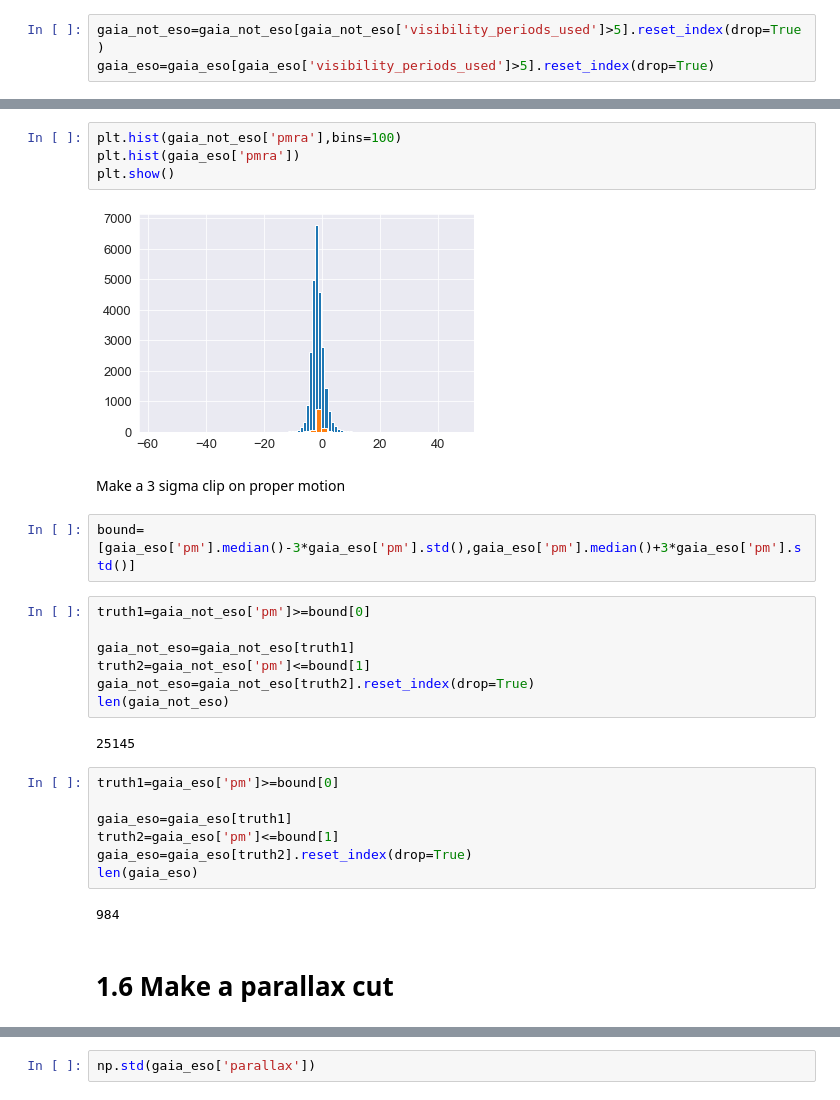
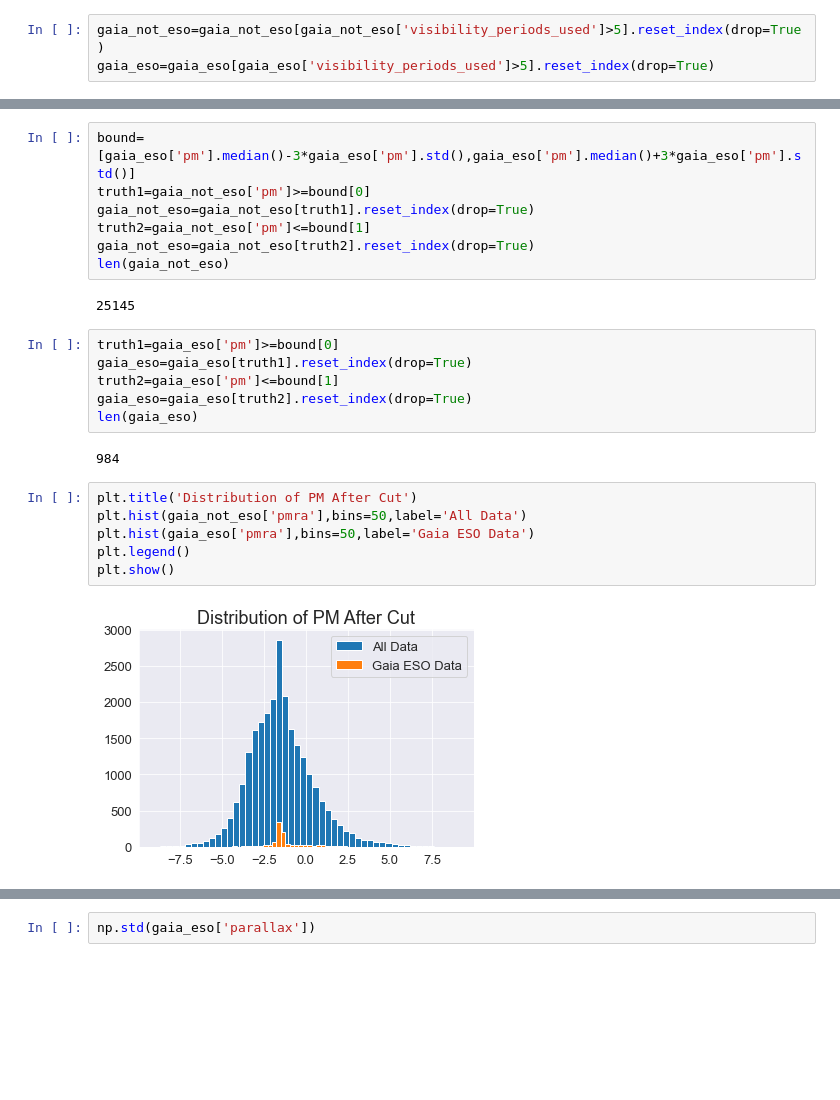
Before and after one commit to ocallam6/GES, a Jupyter notebook: Cluster_analysis/membership_prob.ipynb, the cells around one changed output, grey strips where cells are left out. Drawn from its saved outputs; the diff is of its cells as text; blank space fills up the shorter version.

```diff
--- a/Cluster_analysis/membership_prob.ipynb
+++ b/Cluster_analysis/membership_prob.ipynb
@@ -106,30 +100,25 @@ When making cuts we are going to assume that the GAIA ESO is a 'good' sample and
+# %%
+bound=[gaia_eso['pm'].median()-3*gaia_eso['pm'].std(),gaia_eso['pm'].median()+3*gaia_eso['pm'].std()]
+truth1=gaia_not_eso['pm']>=bound[0]
+gaia_not_eso=gaia_not_eso[truth1].reset_index(drop=True)
+truth2=gaia_not_eso['pm']<=bound[1]
+gaia_not_eso=gaia_not_eso[truth2].reset_index(drop=True)
+len(gaia_not_eso)
+# %% [output]
+25145
+# %%
+truth1=gaia_eso['pm']>=bound[0]
+gaia_eso=gaia_eso[truth1].reset_index(drop=True)
+truth2=gaia_eso['pm']<=bound[1]
+gaia_eso=gaia_eso[truth2].reset_index(drop=True)
+len(gaia_eso)
+# %% [output]
+984
 # %%
-plt.hist(gaia_not_eso['pmra'],bins=100)
-plt.hist(gaia_eso['pmra'])
+plt.title('Distribution of PM After Cut')
+plt.hist(gaia_not_eso['pmra'],bins=50,label='All Data')
+plt.hist(gaia_eso['pmra'],bins=50,label='Gaia ESO Data')
+plt.legend()
 plt.show()
 # %% [output]
-[figure, old version]
+[figure, new version]
-# %% [markdown]
- Make a 3 sigma clip on proper motion
-# %%
-bound=[gaia_eso['pm'].median()-3*gaia_eso['pm'].std(),gaia_eso['pm'].median()+3*gaia_eso['pm'].std()]
-# %%
-truth1=gaia_not_eso['pm']>=bound[0]
-
-gaia_not_eso=gaia_not_eso[truth1]
-truth2=gaia_not_eso['pm']<=bound[1]
-gaia_not_eso=gaia_not_eso[truth2].reset_index(drop=True)
-len(gaia_not_eso)
-# %% [output]
-25145
-# %%
-truth1=gaia_eso['pm']>=bound[0]
-
-gaia_eso=gaia_eso[truth1]
-truth2=gaia_eso['pm']<=bound[1]
-gaia_eso=gaia_eso[truth2].reset_index(drop=True)
-len(gaia_eso)
-# %% [output]
-984
-# %% [markdown]
-# 1.6 Make a parallax cut
```
Also changed, not shown: parts of 127 cells of this notebook, 35 other files.
